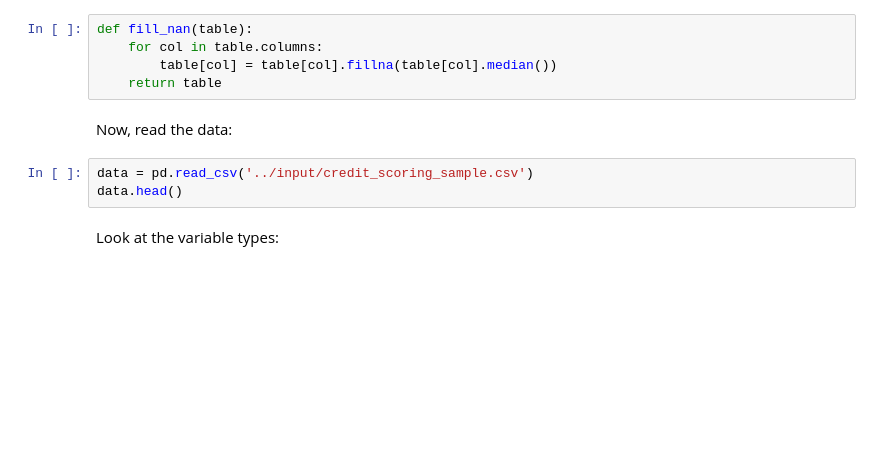
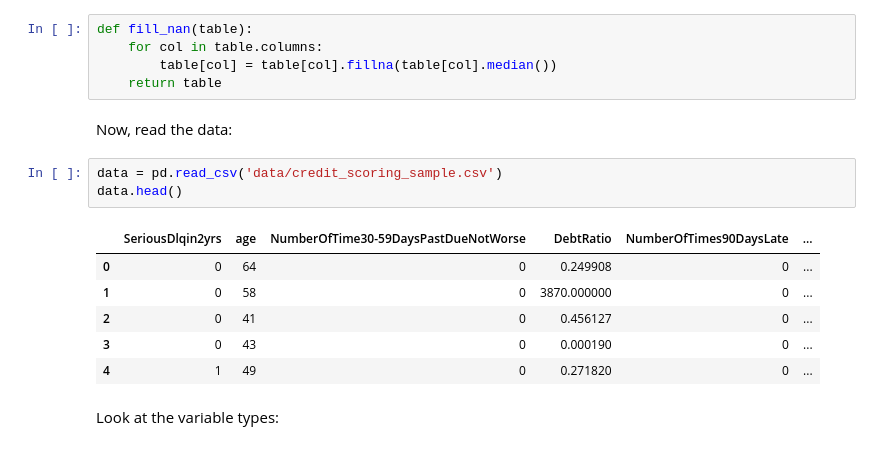
Before and after one commit to baha-celik-acn/internship-deliverables, a Jupyter notebook: mlcourse/topic_5_assignment.ipynb, the cells around one changed output. Cells and saved outputs as stored; diff of their text form; blank space fills up the shorter version.

```diff
--- a/mlcourse/topic_5_assignment.ipynb
+++ b/mlcourse/topic_5_assignment.ipynb
@@ -102,8 +102,15 @@ def fill_nan(table):
 # %% [markdown]
 Now, read the data:
 # %%
-data = pd.read_csv('../input/credit_scoring_sample.csv')
+data = pd.read_csv('data/credit_scoring_sample.csv')
 data.head()
+# %% [output]
+|  | SeriousDlqin2yrs | age | NumberOfTime30-59DaysPastDueNotWorse | DebtRatio | NumberOfTimes90DaysLate | ... |
+| 0 | 0 | 64 | 0 | 0.249908 | 0 | ... |
+| 1 | 0 | 58 | 0 | 3870.000000 | 0 | ... |
+| 2 | 0 | 41 | 0 | 0.456127 | 0 | ... |
+| 3 | 0 | 43 | 0 | 0.000190 | 0 | ... |
+| 4 | 1 | 49 | 0 | 0.271820 | 0 | ... |
 # %% [markdown]
 Look at the variable types:
 # %%
```
Also changed, not shown: parts of 6 cells of this notebook.
